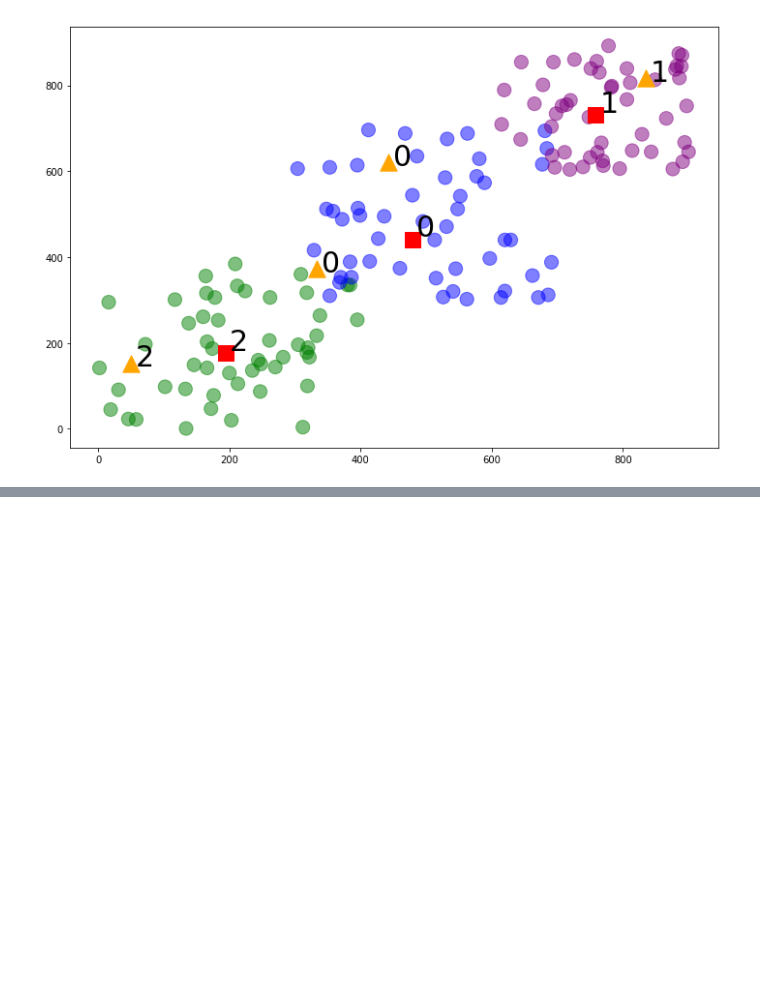
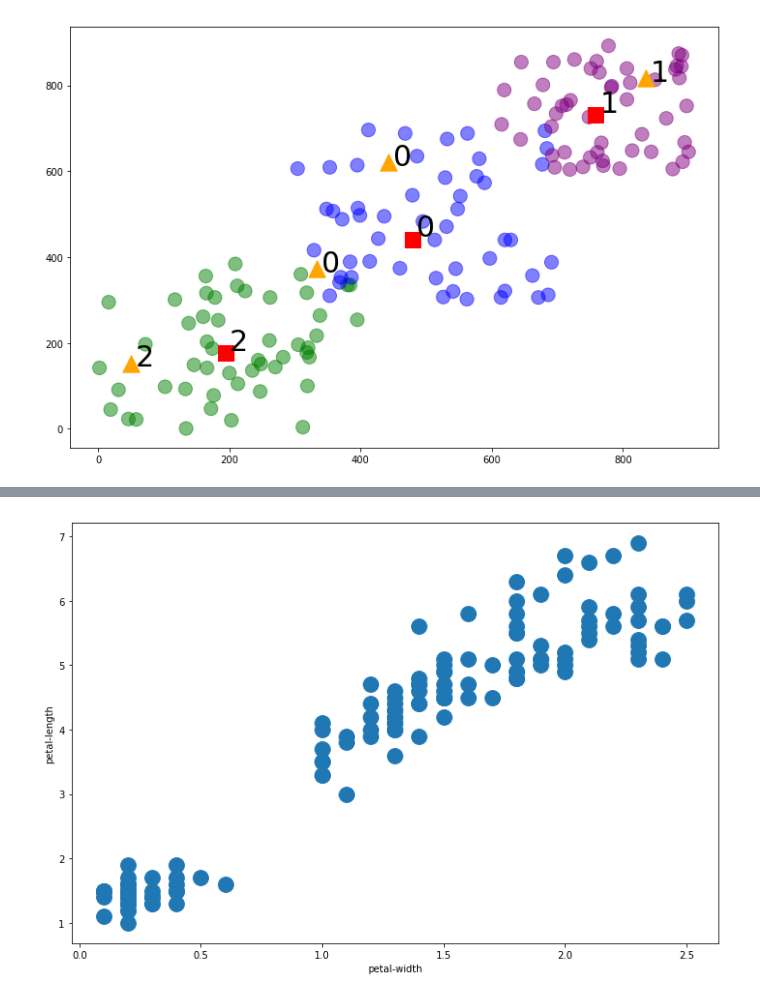
Before and after one commit to ceth-x86/datascience, a Jupyter notebook: scikit-learn/Simple KMeans Clustering.ipynb, the cells around one changed output, grey strips where cells are left out. Cells and saved outputs as stored; diff of their text form; code cells hidden in the pictures; blank space fills up the shorter version.

```diff
--- a/scikit-learn/Simple KMeans Clustering.ipynb
+++ b/scikit-learn/Simple KMeans Clustering.ipynb
@@ -115,0 +166,8 @@ for i in range(len(centroids)):
+# %%
+fig, ax = plt.subplots(figsize=(12, 8))
+plt.scatter(iris_df['petal-width'], iris_df['petal-length'], s=250)
+plt.xlabel('petal-width')
+plt.ylabel('petal-length')
+plt.show()
+# %% [output]
+[figure, added]
```
Also changed, not shown: parts of 13 cells of this notebook, 1 other file.
